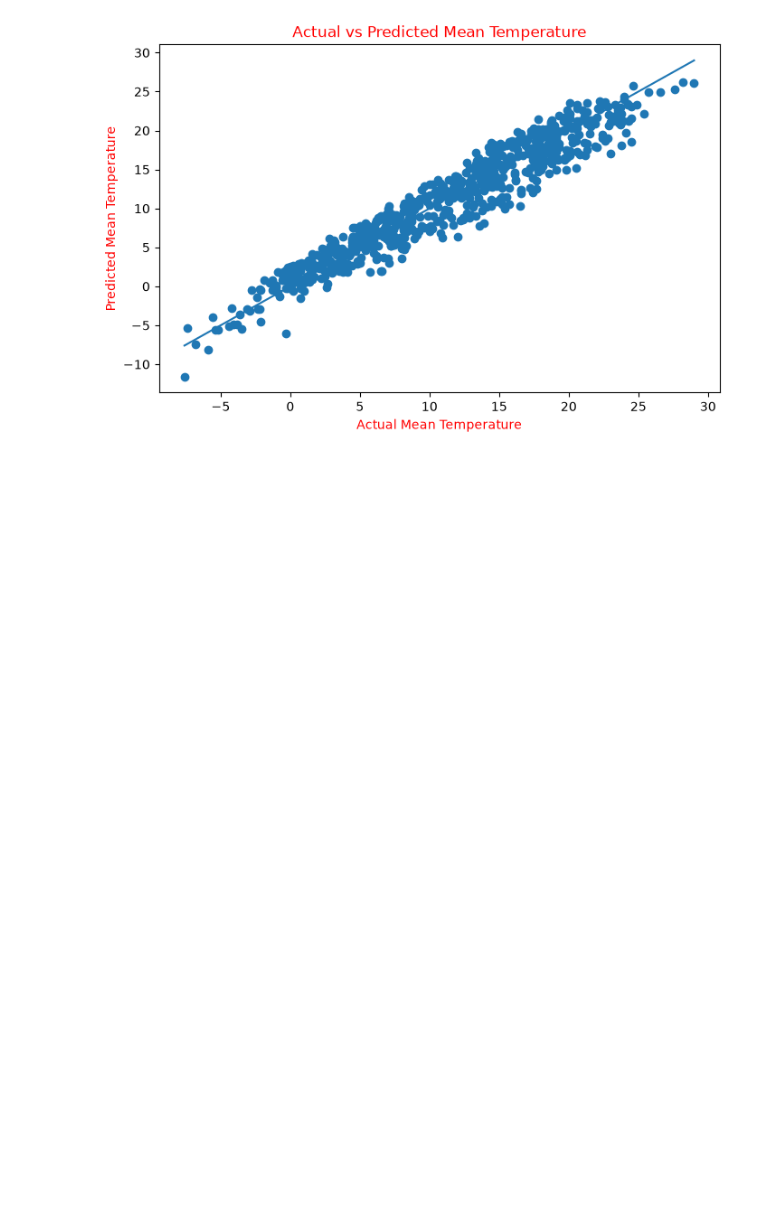
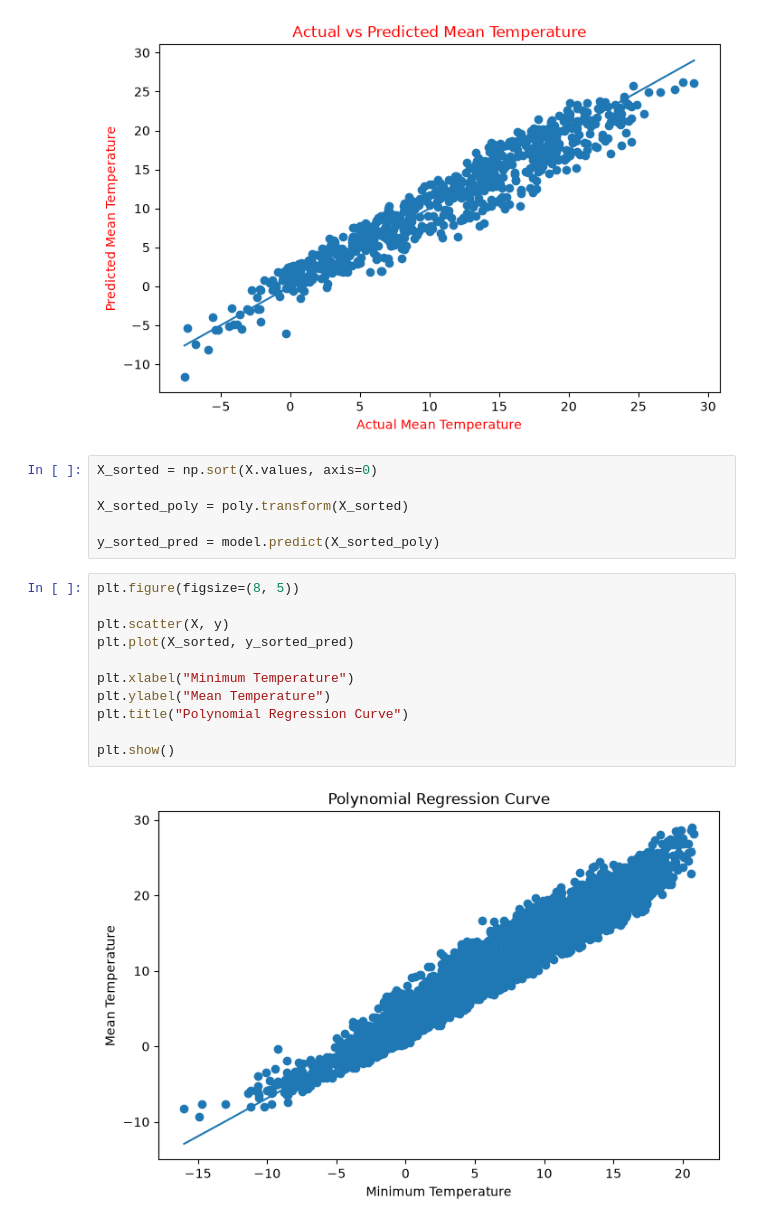
Before and after one commit to mdsohailalam0805-collab/ML-30-Day-Challenge, a Jupyter notebook: Day-04-Polynomial-Regression-Temperature/temperature_prediction.ipynb, the cells around one changed output. Saved outputs shown, nothing was run; the diff lists cells and outputs as text; blank space fills up the shorter version.

Commit message:
Day-04-Polynomial-Regression-Temperature completed

```diff
--- a/Day-04-Polynomial-Regression-Temperature/temperature_prediction.ipynb
+++ b/Day-04-Polynomial-Regression-Temperature/temperature_prediction.ipynb
@@ -213,3 +213,22 @@ plt.title("Actual vs Predicted Mean Temperature", color = "red")
 plt.show()
 # %% [output]
 [figure]
+# %%
+X_sorted = np.sort(X.values, axis=0)
+
+X_sorted_poly = poly.transform(X_sorted)
+
+y_sorted_pred = model.predict(X_sorted_poly)
+# %%
+plt.figure(figsize=(8, 5))
+
+plt.scatter(X, y)
+plt.plot(X_sorted, y_sorted_pred)
+
+plt.xlabel("Minimum Temperature")
+plt.ylabel("Mean Temperature")
+plt.title("Polynomial Regression Curve")
+
+plt.show()
+# %% [output]
+[figure, added]
```
Also changed, not shown: parts of 2 cells of this notebook.
